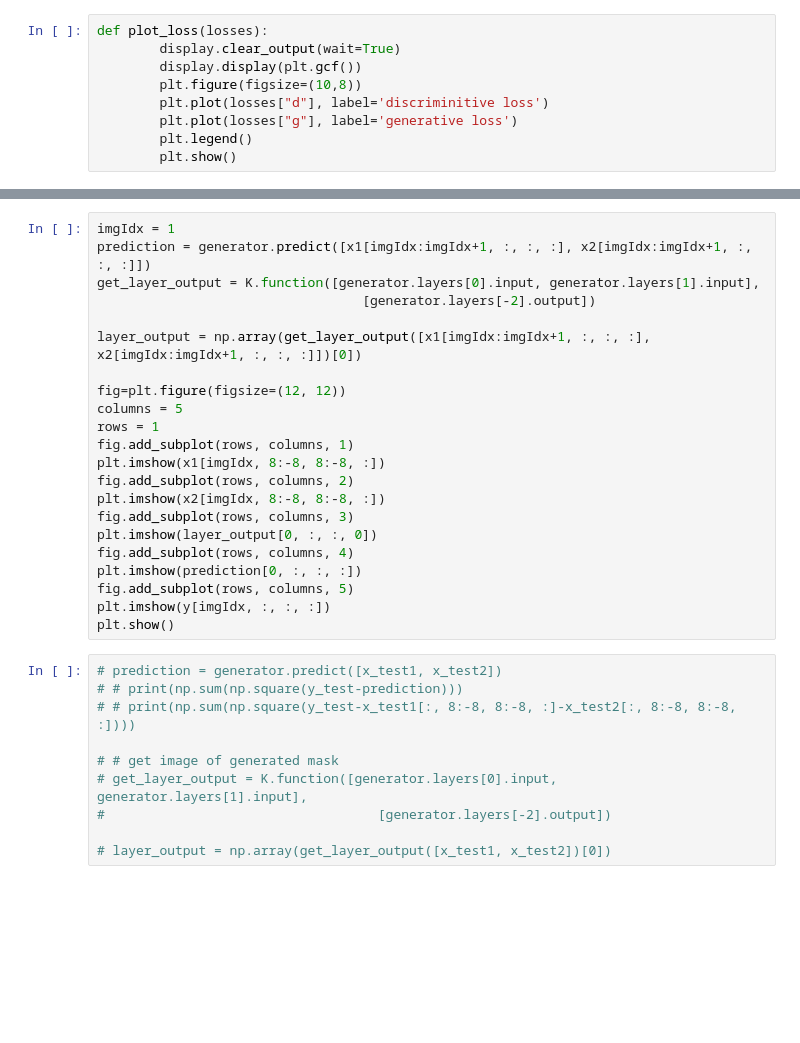
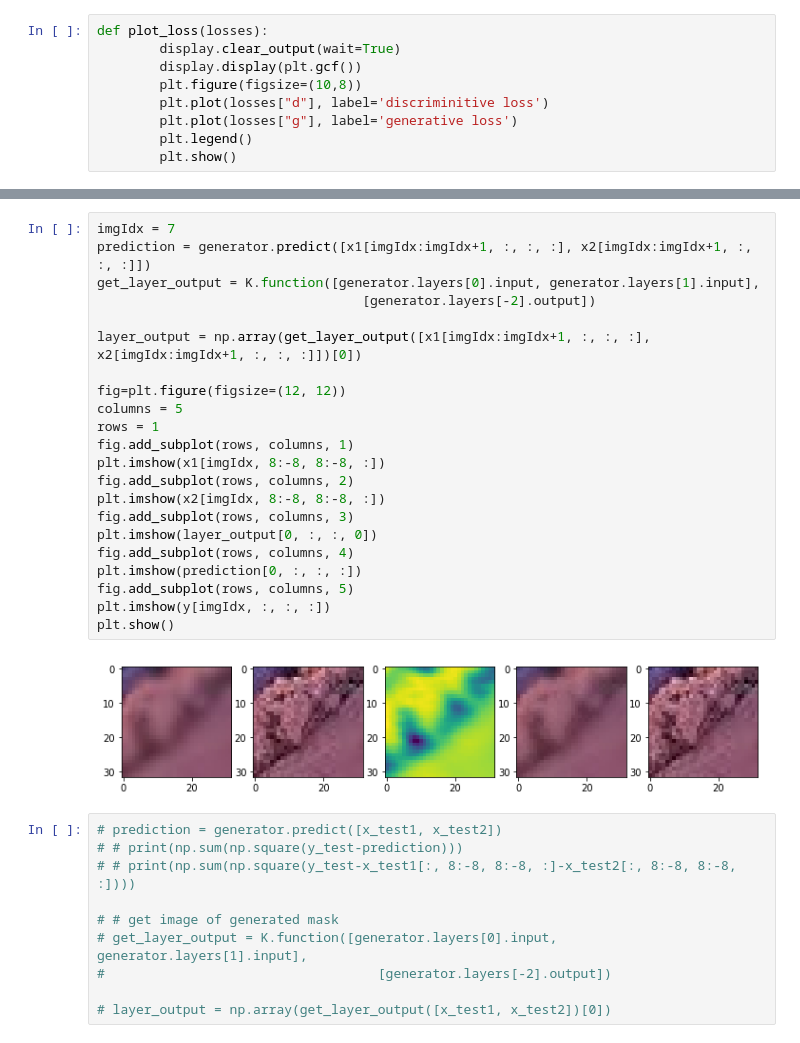
Before and after one commit to cianhwang/FusionNet, a Jupyter notebook: fusionnet.ipynb, the cells around one changed output, grey strips where cells are left out. Drawn from its saved outputs; the diff is of its cells as text; blank space fills up the shorter version.

```diff
--- a/fusionnet.ipynb
+++ b/fusionnet.ipynb
@@ -277,25 +330,27 @@ for e in tqdm(range(epoch)):
 # %%
-imgIdx = 1
+imgIdx = 7
 prediction = generator.predict([x1[imgIdx:imgIdx+1, :, :, :], x2[imgIdx:imgIdx+1, :, :, :]])
 get_layer_output = K.function([generator.layers[0].input, generator.layers[1].input],
                                   [generator.layers[-2].output])
 
 layer_output = np.array(get_layer_output([x1[imgIdx:imgIdx+1, :, :, :], x2[imgIdx:imgIdx+1, :, :, :]])[0])
 
 fig=plt.figure(figsize=(12, 12))
 columns = 5
 rows = 1
 fig.add_subplot(rows, columns, 1)
 plt.imshow(x1[imgIdx, 8:-8, 8:-8, :])
 fig.add_subplot(rows, columns, 2)
 plt.imshow(x2[imgIdx, 8:-8, 8:-8, :])
 fig.add_subplot(rows, columns, 3)
 plt.imshow(layer_output[0, :, :, 0])
 fig.add_subplot(rows, columns, 4)
 plt.imshow(prediction[0, :, :, :])
 fig.add_subplot(rows, columns, 5)
 plt.imshow(y[imgIdx, :, :, :])
 plt.show()
+# %% [output]
+[figure, added]
 # %%
 # prediction = generator.predict([x_test1, x_test2])
 # # print(np.sum(np.square(y_test-prediction)))
```
Also changed, not shown: parts of 10 cells of this notebook.
